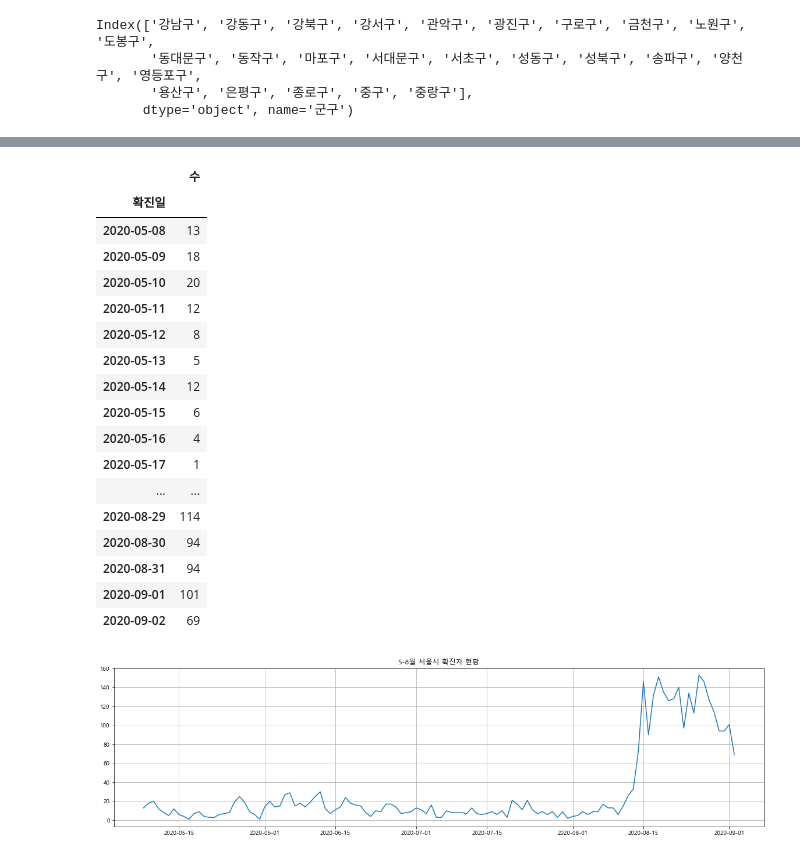
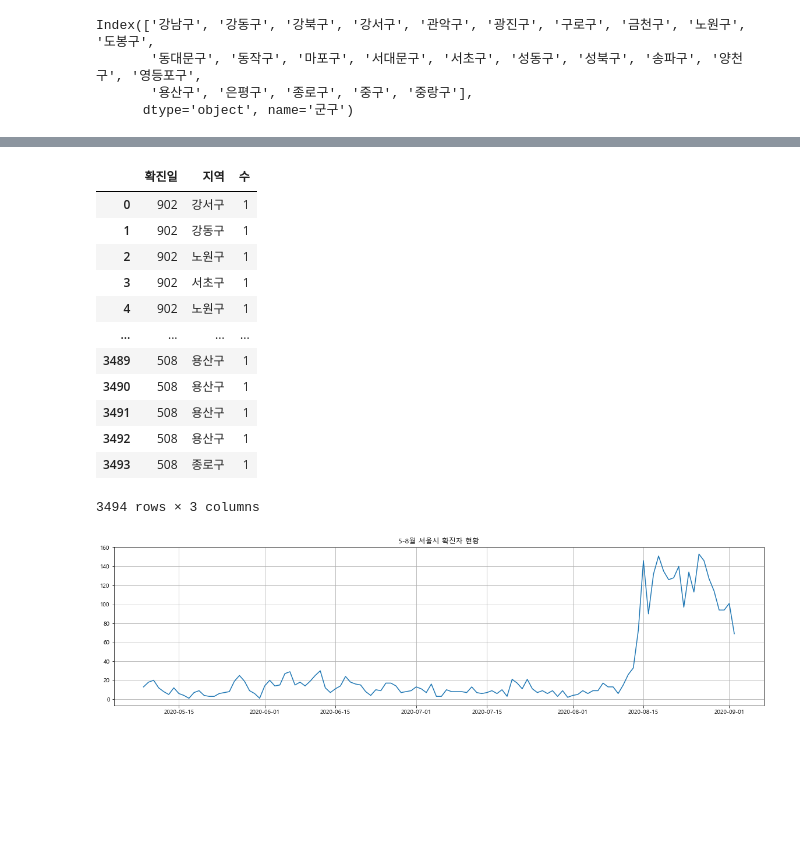
Before and after one commit to Lagom92/covid_visualize, a Jupyter notebook: note/2-2_5월부터7월까지_유동인구_확진자_추이.ipynb, the cells around one changed output, grey strips where cells are left out. Cells and saved outputs as stored; diff of their text form; code cells hidden in the pictures; blank space fills up the shorter version.

```diff
--- a/note/2-2_5월부터7월까지_유동인구_확진자_추이.ipynb
+++ b/note/2-2_5월부터7월까지_유동인구_확진자_추이.ipynb
@@ -121,42 +149,38 @@ fig
 # %%
 # 5678월의 서울시 확진자 수
 
 infected567 = infected_province[(infected_province.확진일 >= '5.06.') & (infected_province.확진일 < '9.1.')]
 infected567['수'] = 1
 for i in range(len(infected567)):
     tmp = infected567.iloc[i, 0].replace('.','')
     if len(tmp) != 3:
         infected567.iloc[i, 0] = tmp[0] + '0' +tmp[-1]
     else:
         infected567.iloc[i, 0] = tmp
 
 
 
 # 서울시 전체의 확진자 수 추이
 infected_num = infected567.groupby('확진일').sum()
 infected_num.reset_index()
 infected_num['확진일'] = pd.date_range("2020-05-08", "2020-09-02")
 infected_num.set_index('확진일', inplace=True)
-infected_num
+# infected_num
+infected567
 # %% [output]
-|  | 수 |
-| 확진일 |  |
-| 2020-05-08 | 13 |
-| 2020-05-09 | 18 |
-| 2020-05-10 | 20 |
-| 2020-05-11 | 12 |
-| 2020-05-12 | 8 |
-| 2020-05-13 | 5 |
-| 2020-05-14 | 12 |
-| 2020-05-15 | 6 |
-| 2020-05-16 | 4 |
-| 2020-05-17 | 1 |
-| ... | ... |
-| 2020-08-29 | 114 |
-| 2020-08-30 | 94 |
-| 2020-08-31 | 94 |
-| 2020-09-01 | 101 |
-| 2020-09-02 | 69 |
+|  | 확진일 | 지역 | 수 |
+| 0 | 902 | 강서구 | 1 |
+| 1 | 902 | 강동구 | 1 |
+| 2 | 902 | 노원구 | 1 |
+| 3 | 902 | 서초구 | 1 |
+| 4 | 902 | 노원구 | 1 |
+| ... | ... | ... | ... |
+| 3489 | 508 | 용산구 | 1 |
+| 3490 | 508 | 용산구 | 1 |
+| 3491 | 508 | 용산구 | 1 |
+| 3492 | 508 | 용산구 | 1 |
+| 3493 | 508 | 종로구 | 1 |
+3494 rows × 3 columns
 # %%
 # matplot
 plt.figure(figsize=(20, 5))
```
Also changed, not shown: parts of 19 cells of this notebook.
